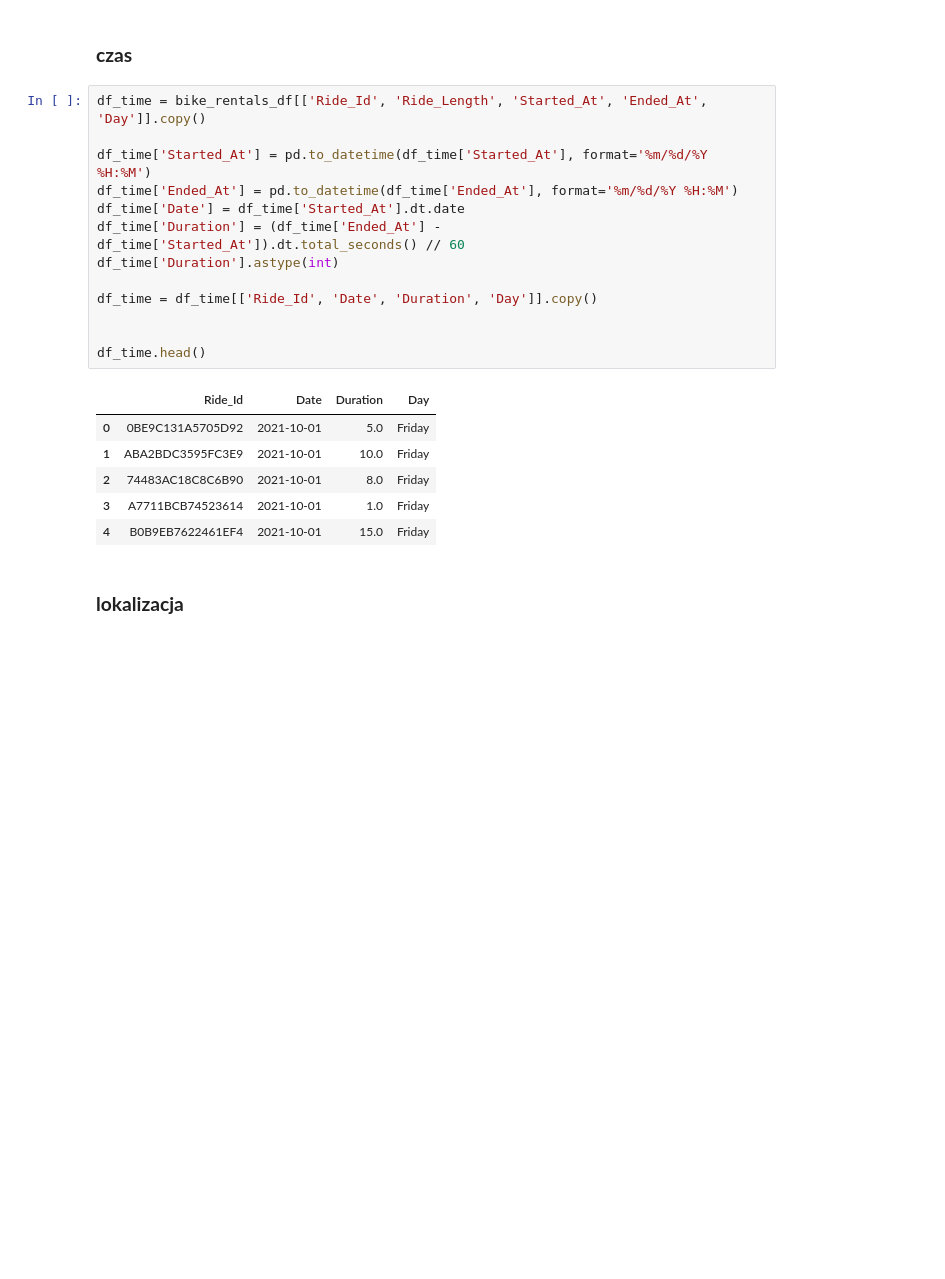
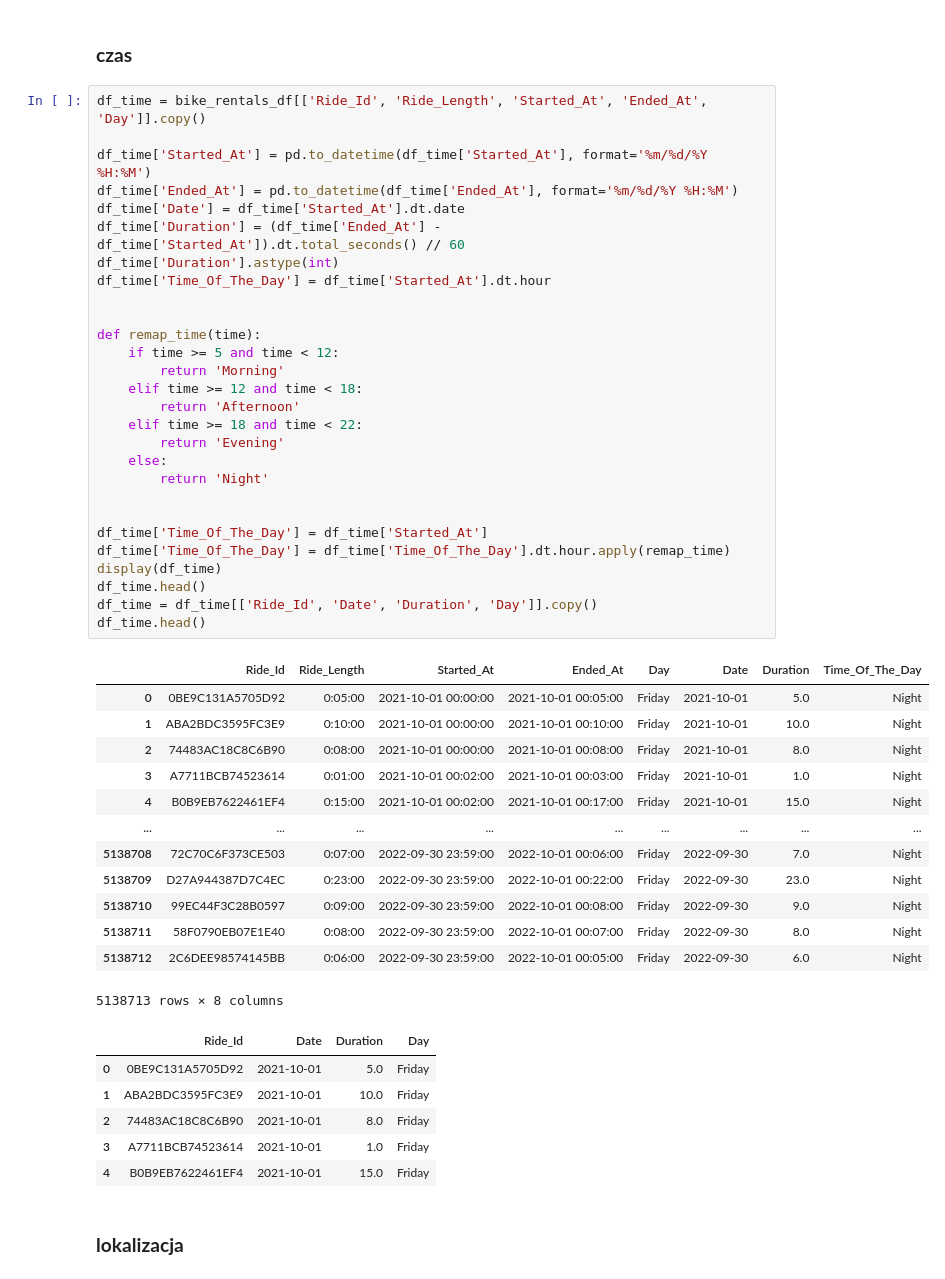
Before and after one commit to DamianZawolski/BIProject, a Jupyter notebook: notebooks/etl.ipynb, the cells around one changed output. Cells and saved outputs as stored; diff of their text form; blank space fills up the shorter version.

Commit message:
Added Time_Of_The_Day

```diff
--- a/notebooks/etl.ipynb
+++ b/notebooks/etl.ipynb
@@ -25,23 +25,51 @@ bike_rentals_df.head()
 # %%
 df_time = bike_rentals_df[['Ride_Id', 'Ride_Length', 'Started_At', 'Ended_At', 'Day']].copy()
 
 df_time['Started_At'] = pd.to_datetime(df_time['Started_At'], format='%m/%d/%Y %H:%M')
 df_time['Ended_At'] = pd.to_datetime(df_time['Ended_At'], format='%m/%d/%Y %H:%M')
 df_time['Date'] = df_time['Started_At'].dt.date
 df_time['Duration'] = (df_time['Ended_At'] - df_time['Started_At']).dt.total_seconds() // 60
 df_time['Duration'].astype(int)
-
-df_time = df_time[['Ride_Id', 'Date', 'Duration', 'Day']].copy()
+df_time['Time_Of_The_Day'] = df_time['Started_At'].dt.hour
 
 
+def remap_time(time):
+    if time >= 5 and time < 12:
+        return 'Morning'
+    elif time >= 12 and time < 18:
+        return 'Afternoon'
+    elif time >= 18 and time < 22:
+        return 'Evening'
+    else:
+        return 'Night'
+
+
+df_time['Time_Of_The_Day'] = df_time['Started_At']
+df_time['Time_Of_The_Day'] = df_time['Time_Of_The_Day'].dt.hour.apply(remap_time)
+display(df_time)
 df_time.head()
+df_time = df_time[['Ride_Id', 'Date', 'Duration', 'Day']].copy()
+df_time.head()
 # %% [output]
-|  | Ride_Id | Date | Duration | Day |
-| 0 | 0BE9C131A5705D92 | 2021-10-01 | 5.0 | Friday |
-| 1 | ABA2BDC3595FC3E9 | 2021-10-01 | 10.0 | Friday |
-| 2 | 74483AC18C8C6B90 | 2021-10-01 | 8.0 | Friday |
-| 3 | A7711BCB74523614 | 2021-10-01 | 1.0 | Friday |
-| 4 | B0B9EB7622461EF4 | 2021-10-01 | 15.0 | Friday |
+|  | Ride_Id | Ride_Length | Started_At | Ended_At | Day | Date | Duration | Time_Of_The_Day |
+| 0 | 0BE9C131A5705D92 | 0:05:00 | 2021-10-01 00:00:00 | 2021-10-01 00:05:00 | Friday | 2021-10-01 | 5.0 | Night |
+| 1 | ABA2BDC3595FC3E9 | 0:10:00 | 2021-10-01 00:00:00 | 2021-10-01 00:10:00 | Friday | 2021-10-01 | 10.0 | Night |
+| 2 | 74483AC18C8C6B90 | 0:08:00 | 2021-10-01 00:00:00 | 2021-10-01 00:08:00 | Friday | 2021-10-01 | 8.0 | Night |
+| 3 | A7711BCB74523614 | 0:01:00 | 2021-10-01 00:02:00 | 2021-10-01 00:03:00 | Friday | 2021-10-01 | 1.0 | Night |
+| 4 | B0B9EB7622461EF4 | 0:15:00 | 2021-10-01 00:02:00 | 2021-10-01 00:17:00 | Friday | 2021-10-01 | 15.0 | Night |
+| ... | ... | ... | ... | ... | ... | ... | ... | ... |
+| 5138708 | 72C70C6F373CE503 | 0:07:00 | 2022-09-30 23:59:00 | 2022-10-01 00:06:00 | Friday | 2022-09-30 | 7.0 | Night |
+| 5138709 | D27A944387D7C4EC | 0:23:00 | 2022-09-30 23:59:00 | 2022-10-01 00:22:00 | Friday | 2022-09-30 | 23.0 | Night |
+| 5138710 | 99EC44F3C28B0597 | 0:09:00 | 2022-09-30 23:59:00 | 2022-10-01 00:08:00 | Friday | 2022-09-30 | 9.0 | Night |
+| 5138711 | 58F0790EB07E1E40 | 0:08:00 | 2022-09-30 23:59:00 | 2022-10-01 00:07:00 | Friday | 2022-09-30 | 8.0 | Night |
+| 5138712 | 2C6DEE98574145BB | 0:06:00 | 2022-09-30 23:59:00 | 2022-10-01 00:05:00 | Friday | 2022-09-30 | 6.0 | Night |
+5138713 rows × 8 columns
+|  | Ride_Id | Date | Duration | Day |
+| 0 | 0BE9C131A5705D92 | 2021-10-01 | 5.0 | Friday |
+| 1 | ABA2BDC3595FC3E9 | 2021-10-01 | 10.0 | Friday |
+| 2 | 74483AC18C8C6B90 | 2021-10-01 | 8.0 | Friday |
+| 3 | A7711BCB74523614 | 2021-10-01 | 1.0 | Friday |
+| 4 | B0B9EB7622461EF4 | 2021-10-01 | 15.0 | Friday |
 # %% [markdown]
 ### **lokalizacja**
 # %%
```
Also changed, not shown: parts of 7 cells of this notebook.
